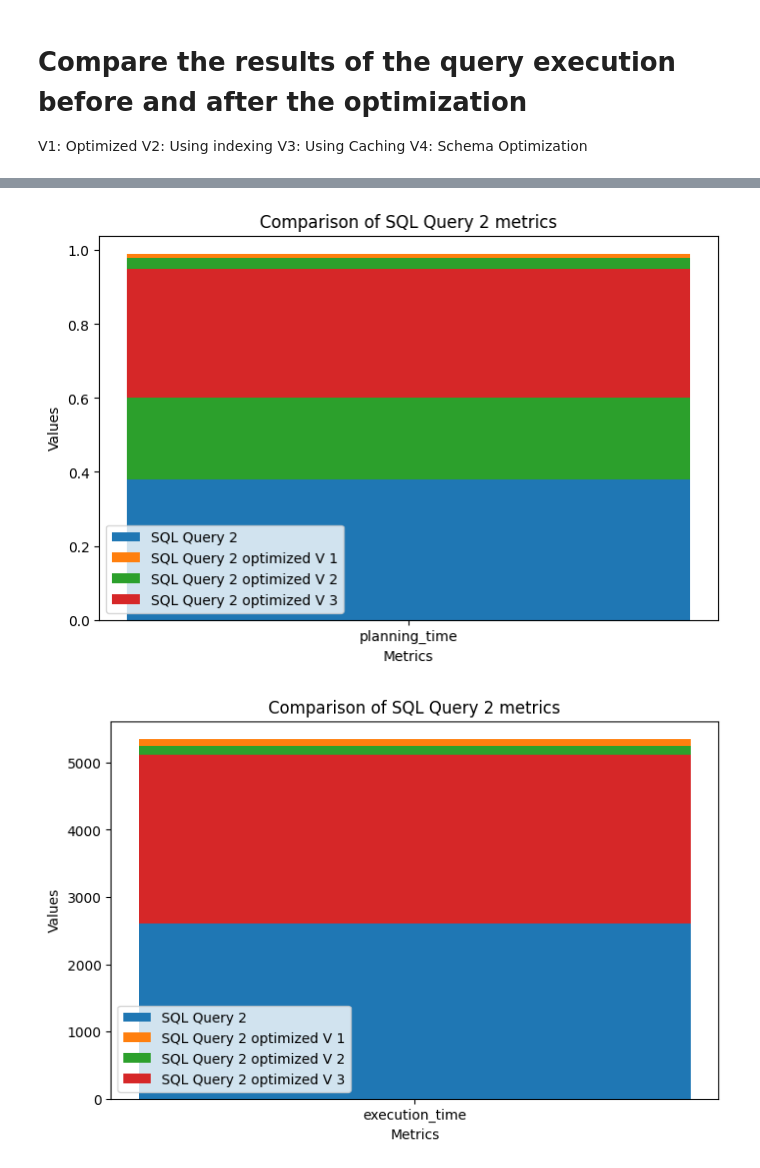
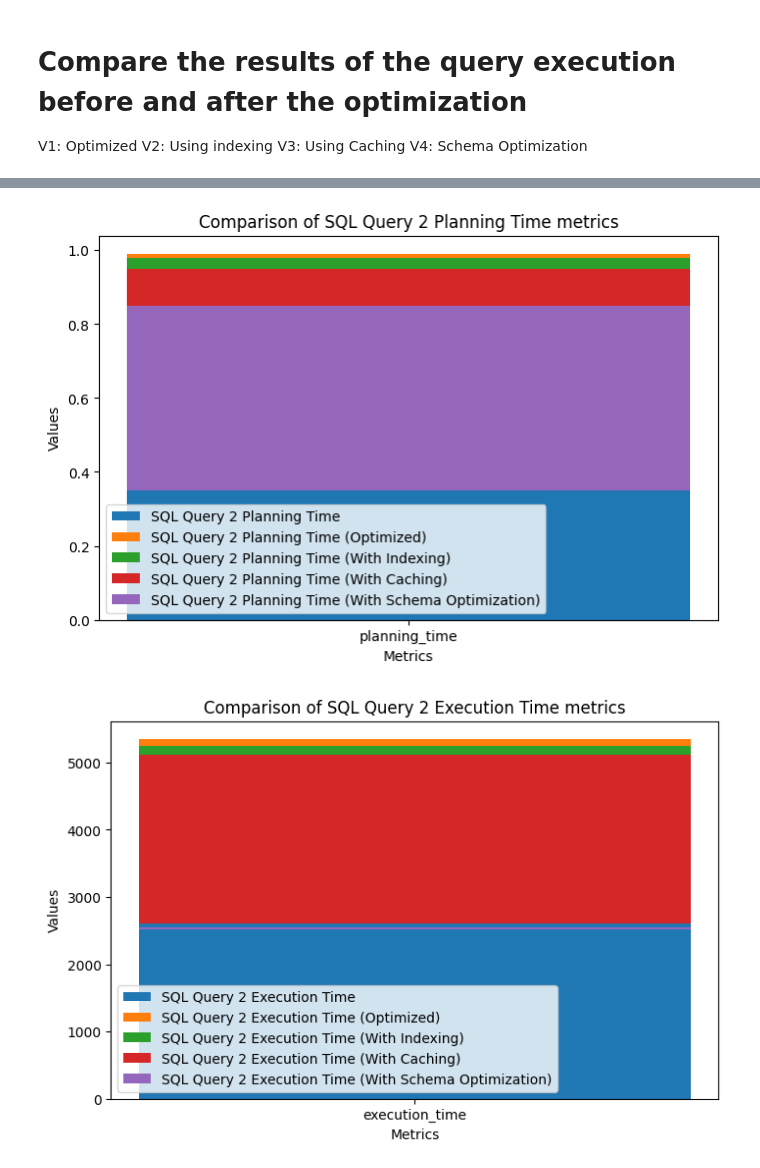
Before and after one commit to Mostafa-wael/Database-Tuning, a Jupyter notebook: results/results.ipynb, the cells around one changed output, grey strips where cells are left out. Cells and saved outputs as stored; diff of their text form; code cells hidden in the pictures.

Commit message:
schema optimization done on sql

```diff
--- a/results/results.ipynb
+++ b/results/results.ipynb
@@ -4,11 +4,13 @@ import matplotlib.pyplot as plt
 # convert the previous lines into a function
 def plotMetrics(metricsQueries:list, metrics, label):
     plt.figure(figsize=(8,5))
-    # print the metrics of the first query
     plt.bar(metrics, metricsQueries[0], label=label, width=0.4)
-    for i in range(len(metricsQueries)-1):
-        # expand the axes to fit the new metrics
-        plt.bar(metrics, metricsQueries[i+1], label=label + ' optimized V {}'.format(i+1), width=0.4, bottom=metricsQueries[i])
+    plt.bar(metrics, metricsQueries[1], label=label + ' (Optimized)', width=0.4, bottom=metricsQueries[0])
+    plt.bar(metrics, metricsQueries[2], label=label + ' (With Indexing)', width=0.4, bottom=metricsQueries[1])
+    plt.bar(metrics, metricsQueries[3], label=label + ' (With Caching)', width=0.4, bottom=metricsQueries[2])
+    plt.bar(metrics, metricsQueries[4], label=label + ' (With Schema Optimization)', width=0.4, bottom=metricsQueries[3])
+
+
     plt.legend()
     plt.title('Comparison of ' + label + ' metrics')
     plt.xlabel('Metrics')
@@ -51,14 +53,14 @@ plotMetrics(metricsQuerySQL1_execution_time, metricsSQL[1], label='SQL Query 1')
 # %%
 # metricsQuerySQL2 = [[0.61, 2700], [0.38, 2650],[0.6, 2600], [0.35, 2520]]
 # plotMetrics(metricsQuerySQL2, metricsSQL, label='SQL Query 2')
 # non-optimized query, optimized, index, cache, schema
 metricsQuerySQL2_planning_time = [0.61, 0.38, 0.6, 0.35, 0.5]
-metricsQuerySQL2_execution_time = [2700, 2650, 2600, 2520, 50]
-plotMetrics(metricsQuerySQL2_planning_time, metricsSQL[0], label='SQL Query 2')
-plotMetrics(metricsQuerySQL2_execution_time, metricsSQL[1], label='SQL Query 2')
+metricsQuerySQL2_execution_time = [2700, 2650, 2600, 2520, 27]
+plotMetrics(metricsQuerySQL2_planning_time, metricsSQL[0], label='SQL Query 2 Planning Time')
+plotMetrics(metricsQuerySQL2_execution_time, metricsSQL[1], label='SQL Query 2 Execution Time')
 # %% [output]
-[figure, old version]
+[figure, new version]
-[figure, old version]
+[figure, new version]
 # %%
 # metricsQuerySQL3 = [[0.7, 85], [0.7, 73],[0.7, 0.088], [0.4, 142]]
 # plotMetrics(metricsQuerySQL3, metricsSQL, label='SQL Query 3')
```
Also changed, not shown: parts of 3 cells of this notebook, 4 other files.
